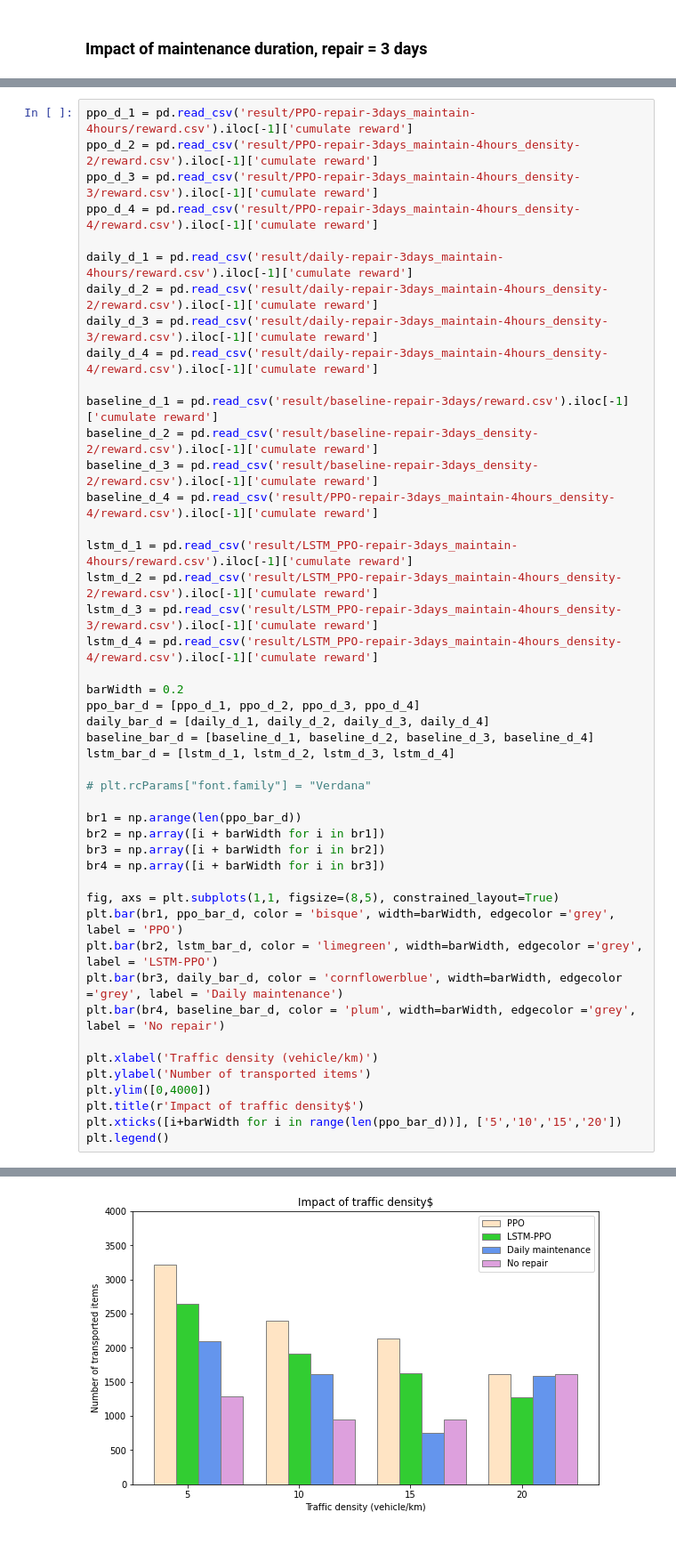
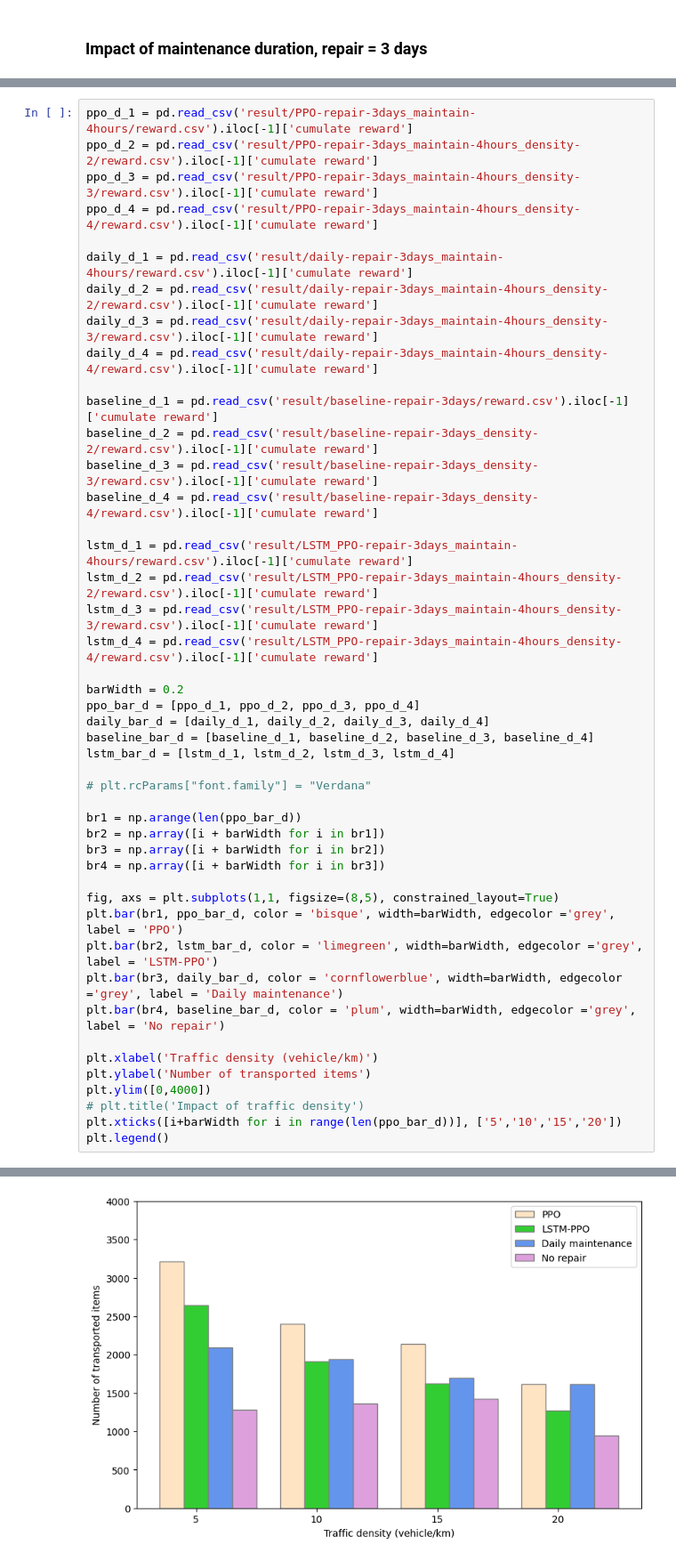
Before and after one commit to Observe-l/PredM, a Jupyter notebook: result_plot.ipynb, the cells around one changed output, grey strips where cells are left out. Shown at 89% size. Saved outputs shown, nothing was run; the diff lists cells and outputs as text.

```diff
--- a/result_plot.ipynb
+++ b/result_plot.ipynb
@@ -189,39 +199,39 @@ daily_d_4 = pd.read_csv('result/daily-repair-3days_maintain-4hours_density-4/rew
 
 baseline_d_1 = pd.read_csv('result/baseline-repair-3days/reward.csv').iloc[-1]['cumulate reward']
 baseline_d_2 = pd.read_csv('result/baseline-repair-3days_density-2/reward.csv').iloc[-1]['cumulate reward']
-baseline_d_3 = pd.read_csv('result/baseline-repair-3days_density-2/reward.csv').iloc[-1]['cumulate reward']
-baseline_d_4 = pd.read_csv('result/PPO-repair-3days_maintain-4hours_density-4/reward.csv').iloc[-1]['cumulate reward']
+baseline_d_3 = pd.read_csv('result/baseline-repair-3days_density-3/reward.csv').iloc[-1]['cumulate reward']
+baseline_d_4 = pd.read_csv('result/baseline-repair-3days_density-4/reward.csv').iloc[-1]['cumulate reward']
 
 lstm_d_1 = pd.read_csv('result/LSTM_PPO-repair-3days_maintain-4hours/reward.csv').iloc[-1]['cumulate reward']
 lstm_d_2 = pd.read_csv('result/LSTM_PPO-repair-3days_maintain-4hours_density-2/reward.csv').iloc[-1]['cumulate reward']
 lstm_d_3 = pd.read_csv('result/LSTM_PPO-repair-3days_maintain-4hours_density-3/reward.csv').iloc[-1]['cumulate reward']
 lstm_d_4 = pd.read_csv('result/LSTM_PPO-repair-3days_maintain-4hours_density-4/reward.csv').iloc[-1]['cumulate reward']
 
 barWidth = 0.2
 ppo_bar_d = [ppo_d_1, ppo_d_2, ppo_d_3, ppo_d_4]
 daily_bar_d = [daily_d_1, daily_d_2, daily_d_3, daily_d_4]
 baseline_bar_d = [baseline_d_1, baseline_d_2, baseline_d_3, baseline_d_4]
 lstm_bar_d = [lstm_d_1, lstm_d_2, lstm_d_3, lstm_d_4]
 
 # plt.rcParams["font.family"] = "Verdana"
 
 br1 = np.arange(len(ppo_bar_d))
 br2 = np.array([i + barWidth for i in br1])
 br3 = np.array([i + barWidth for i in br2])
 br4 = np.array([i + barWidth for i in br3])
 
 fig, axs = plt.subplots(1,1, figsize=(8,5), constrained_layout=True)
 plt.bar(br1, ppo_bar_d, color = 'bisque', width=barWidth, edgecolor ='grey', label = 'PPO')
 plt.bar(br2, lstm_bar_d, color = 'limegreen', width=barWidth, edgecolor ='grey', label = 'LSTM-PPO')
 plt.bar(br3, daily_bar_d, color = 'cornflowerblue', width=barWidth, edgecolor ='grey', label = 'Daily maintenance')
 plt.bar(br4, baseline_bar_d, color = 'plum', width=barWidth, edgecolor ='grey', label = 'No repair')
 
 plt.xlabel('Traffic density (vehicle/km)')
 plt.ylabel('Number of transported items')
 plt.ylim([0,4000])
-plt.title(r'Impact of traffic density$')
+# plt.title('Impact of traffic density')
 plt.xticks([i+barWidth for i in range(len(ppo_bar_d))], ['5','10','15','20'])
 plt.legend()
 # %% [output]
 <matplotlib.legend.Legend at 0x...>
-[figure, old version]
+[figure, new version]
```
Also changed, not shown: parts of 5 cells of this notebook, 24 other files.
